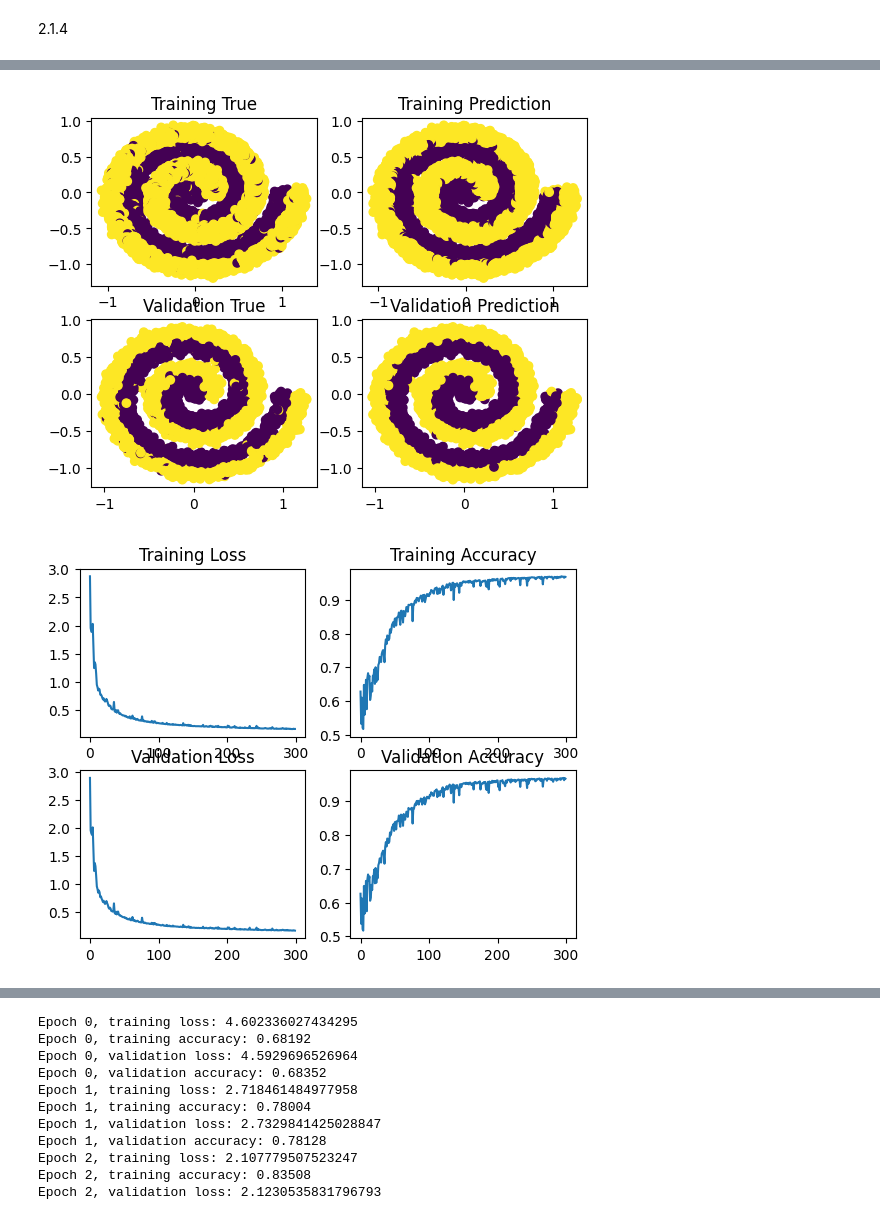
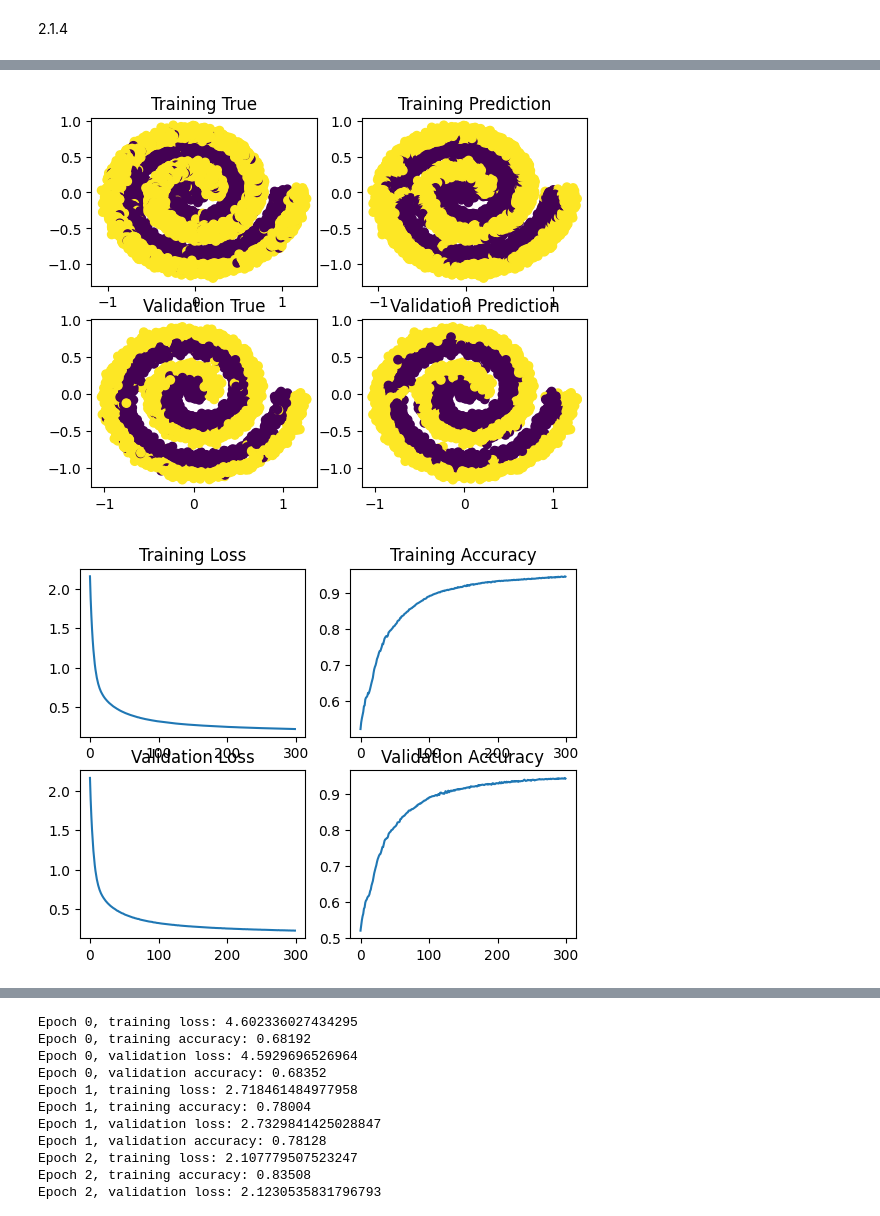
Before and after one commit to elemyoav/Deep-Learning, a Jupyter notebook: Deep-Learning-1.ipynb, the cells around one changed output, grey strips where cells are left out. Drawn from its saved outputs; the diff is of its cells as text; code cells hidden in the pictures.

```diff
--- a/Deep-Learning-1.ipynb
+++ b/Deep-Learning-1.ipynb
@@ -183,8 +209,8 @@ lr = 5e-5
 network = GenericNetwork(
 SoftmaxLayer(128, 2),
 layers = [
-    ReLULayer(2, 128),
-    ReLULayer(128, 128)
+    TanhLayer(2, 128),
+    TanhLayer(128, 128)
 ],
 )
 
@@ -213,5 +239,5 @@ Epoch 299, validation accuracy: 0.9672
-[figure, old version]
+[figure, new version]
-[figure, old version]
+[figure, new version]
 # %%
 dataset = peaks
 Xt = dataset['Yt']
```
Also changed, not shown: parts of 8 cells of this notebook, 4 other files.
